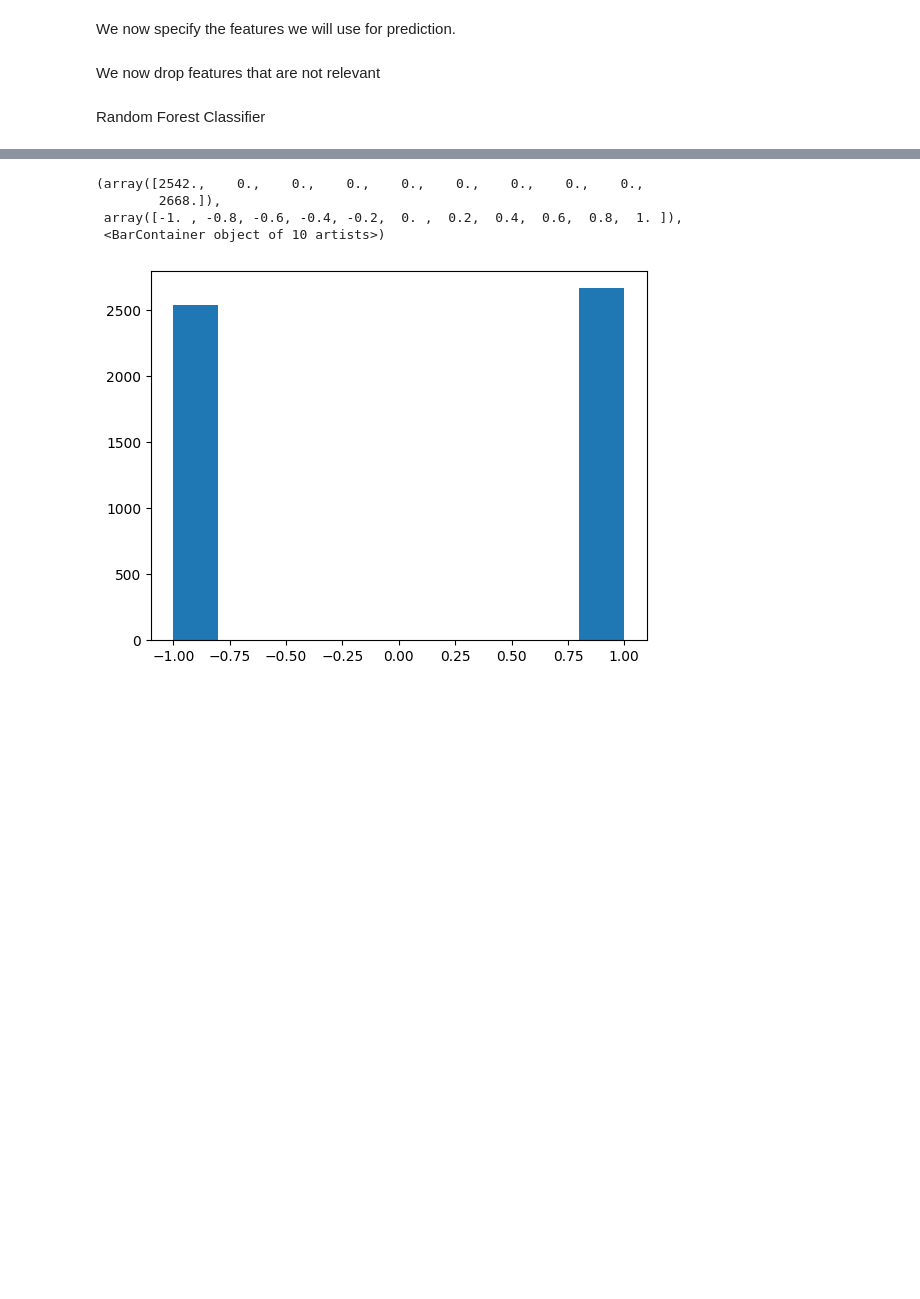
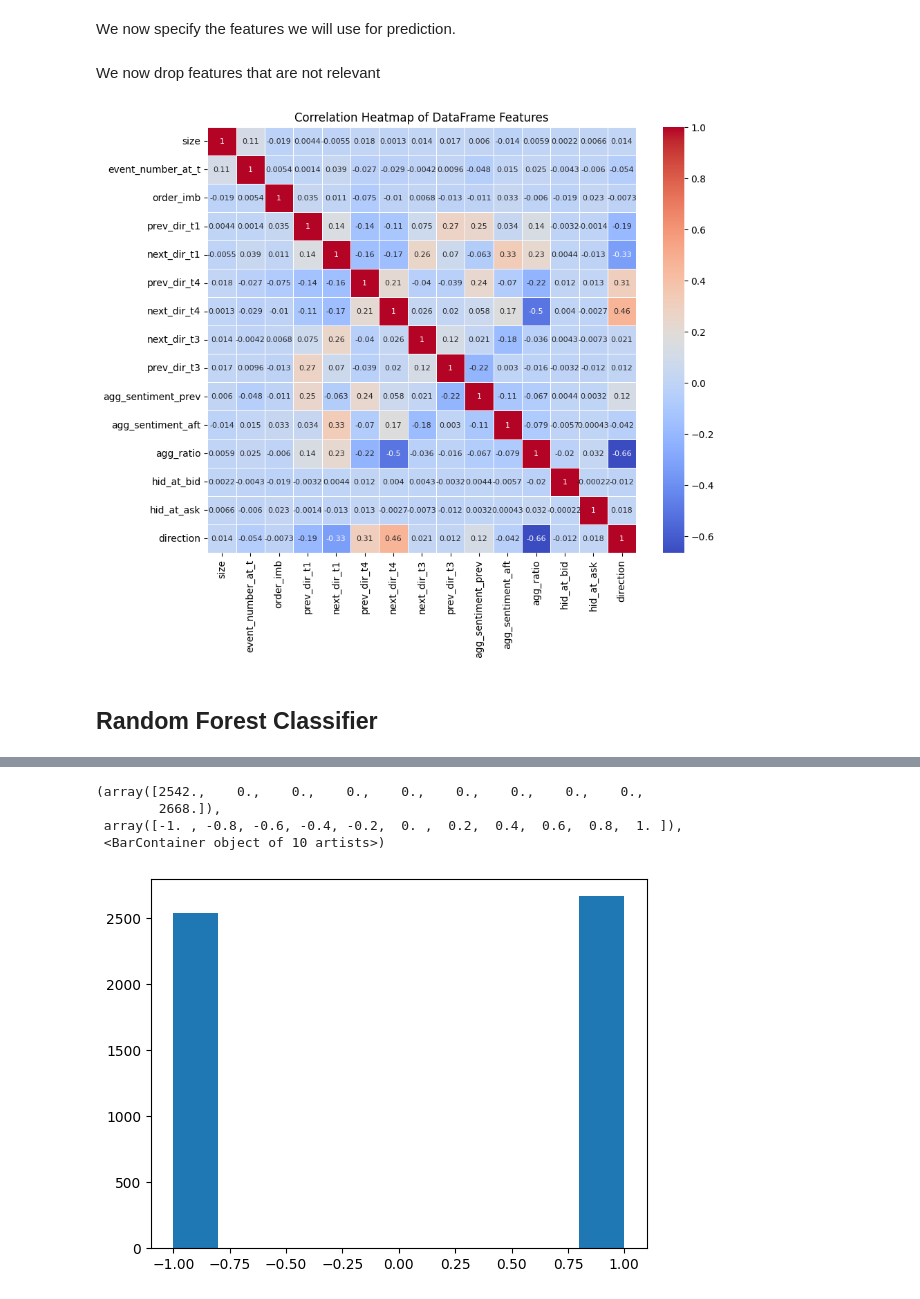
Before and after one commit to JingHui-Tan/dissertation-iceberg, a Jupyter notebook: direction_analysis.ipynb, the cells around one changed output, grey strips where cells are left out. Cells and saved outputs as stored; diff of their text form; code cells hidden in the pictures; blank space fills up the shorter version.

```diff
--- a/direction_analysis.ipynb
+++ b/direction_analysis.ipynb
@@ -192,8 +193,18 @@ features_hid.drop(columns=['event_type', 'order_ID', 'price', 'direction', 'midp
 output_hid = df_m_mh[df_m_mh['event_type']==5]['direction']
 # %%
 X_train, X_test, y_train, y_test = train_test_split(features_hid, output_hid, test_size=0.25, random_state=42)
+# %%
+correlation_matrix = features_hid.merge(output_hid, left_index=True, right_index=True).corr()
+
+# Plotting the heatmap
+plt.figure(figsize=(10, 8))
+sns.heatmap(correlation_matrix, annot=True, annot_kws={"size": 8}, cmap='coolwarm', linewidths=0.5)
+plt.title('Correlation Heatmap of DataFrame Features')
+plt.show()
+# %% [output]
+[figure, added]
 # %% [markdown]
-Random Forest Classifier
+## Random Forest Classifier
 # %%
 clf = RandomForestClassifier(max_depth=10, random_state=0)
 clf.fit(X_train, y_train)
```
Also changed, not shown: parts of 24 cells of this notebook.
